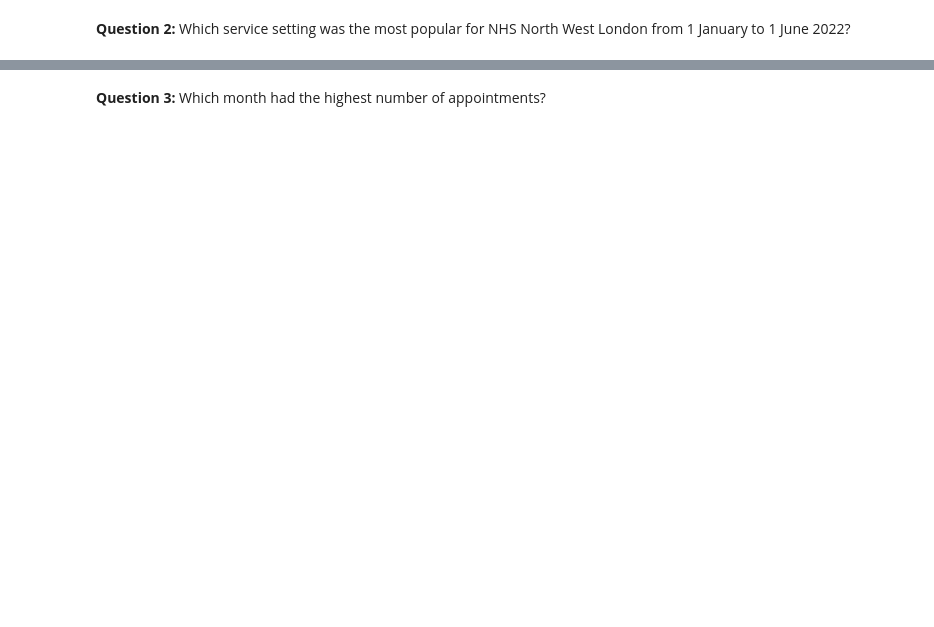
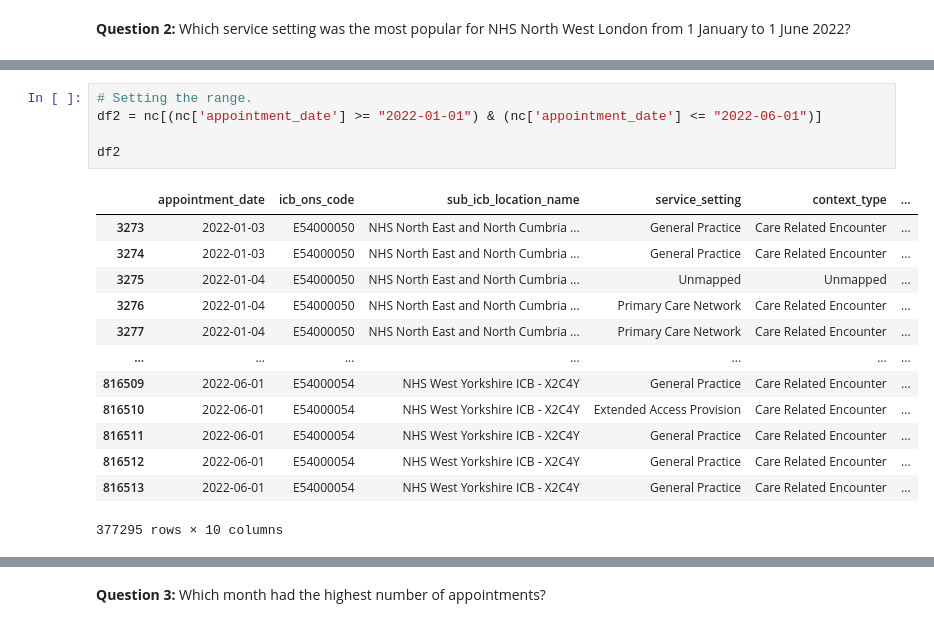
Before and after one commit to rohitabraham86/LSE_DA_NHS_analysis_rohit, a Jupyter notebook: nhs.ipynb, the cells around one changed output, grey strips where cells are left out. Saved outputs shown, nothing was run; the diff lists cells and outputs as text; blank space fills up the shorter version.

```diff
--- a/nhs.ipynb
+++ b/nhs.ipynb
@@ -370,0 +447,19 @@ The total type of appointment status in the data set is 3
+# %%
+# Setting the range.
+df2 = nc[(nc['appointment_date'] >= "2022-01-01") & (nc['appointment_date'] <= "2022-06-01")]
+
+df2
+# %% [output]
+|  | appointment_date | icb_ons_code | sub_icb_location_name | service_setting | context_type | ... |
+| 3273 | 2022-01-03 | E54000050 | NHS North East and North Cumbria ... | General Practice | Care Related Encounter | ... |
+| 3274 | 2022-01-03 | E54000050 | NHS North East and North Cumbria ... | General Practice | Care Related Encounter | ... |
+| 3275 | 2022-01-04 | E54000050 | NHS North East and North Cumbria ... | Unmapped | Unmapped | ... |
+| 3276 | 2022-01-04 | E54000050 | NHS North East and North Cumbria ... | Primary Care Network | Care Related Encounter | ... |
+| 3277 | 2022-01-04 | E54000050 | NHS North East and North Cumbria ... | Primary Care Network | Care Related Encounter | ... |
+| ... | ... | ... | ... | ... | ... | ... |
+| 816509 | 2022-06-01 | E54000054 | NHS West Yorkshire ICB - X2C4Y | General Practice | Care Related Encounter | ... |
+| 816510 | 2022-06-01 | E54000054 | NHS West Yorkshire ICB - X2C4Y | Extended Access Provision | Care Related Encounter | ... |
+| 816511 | 2022-06-01 | E54000054 | NHS West Yorkshire ICB - X2C4Y | General Practice | Care Related Encounter | ... |
+| 816512 | 2022-06-01 | E54000054 | NHS West Yorkshire ICB - X2C4Y | General Practice | Care Related Encounter | ... |
+| 816513 | 2022-06-01 | E54000054 | NHS West Yorkshire ICB - X2C4Y | General Practice | Care Related Encounter | ... |
+377295 rows × 10 columns
```
Also changed, not shown: parts of 20 cells of this notebook.
